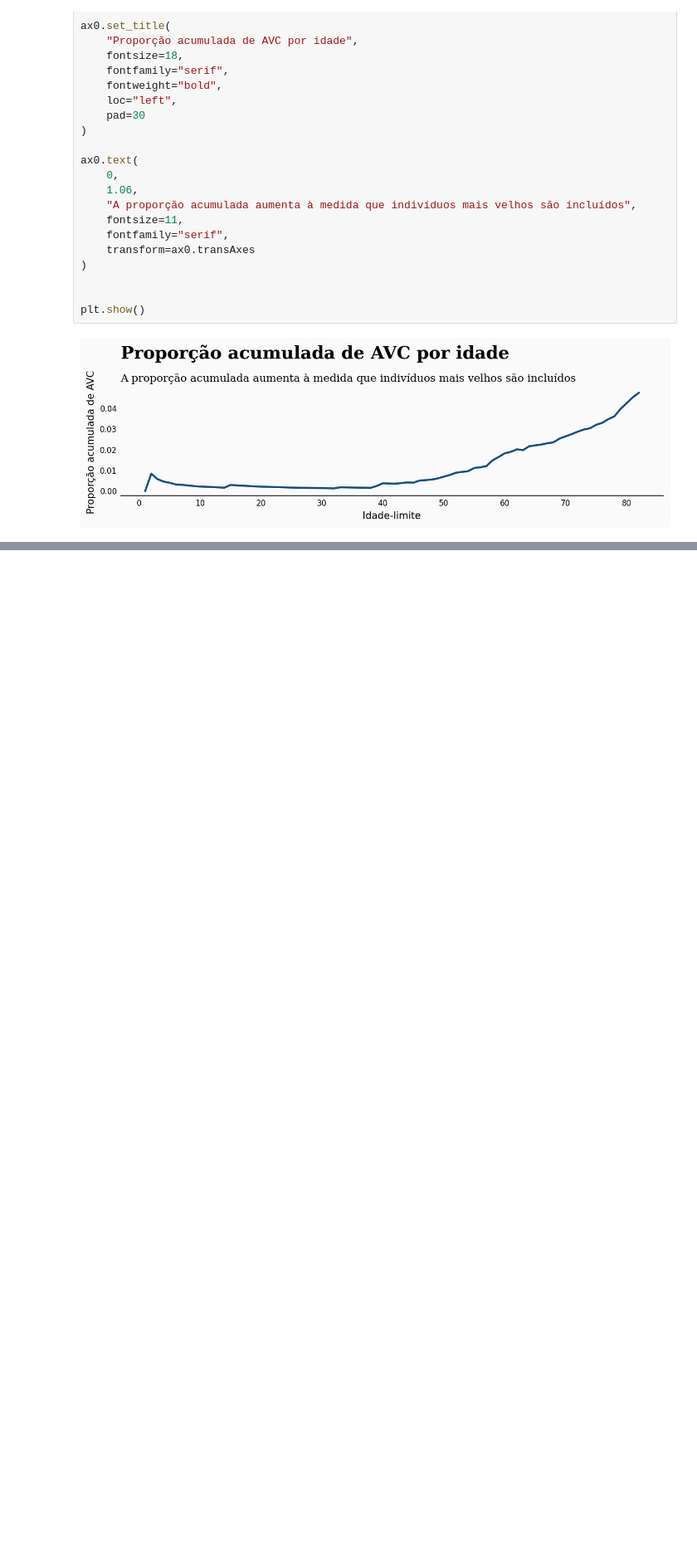
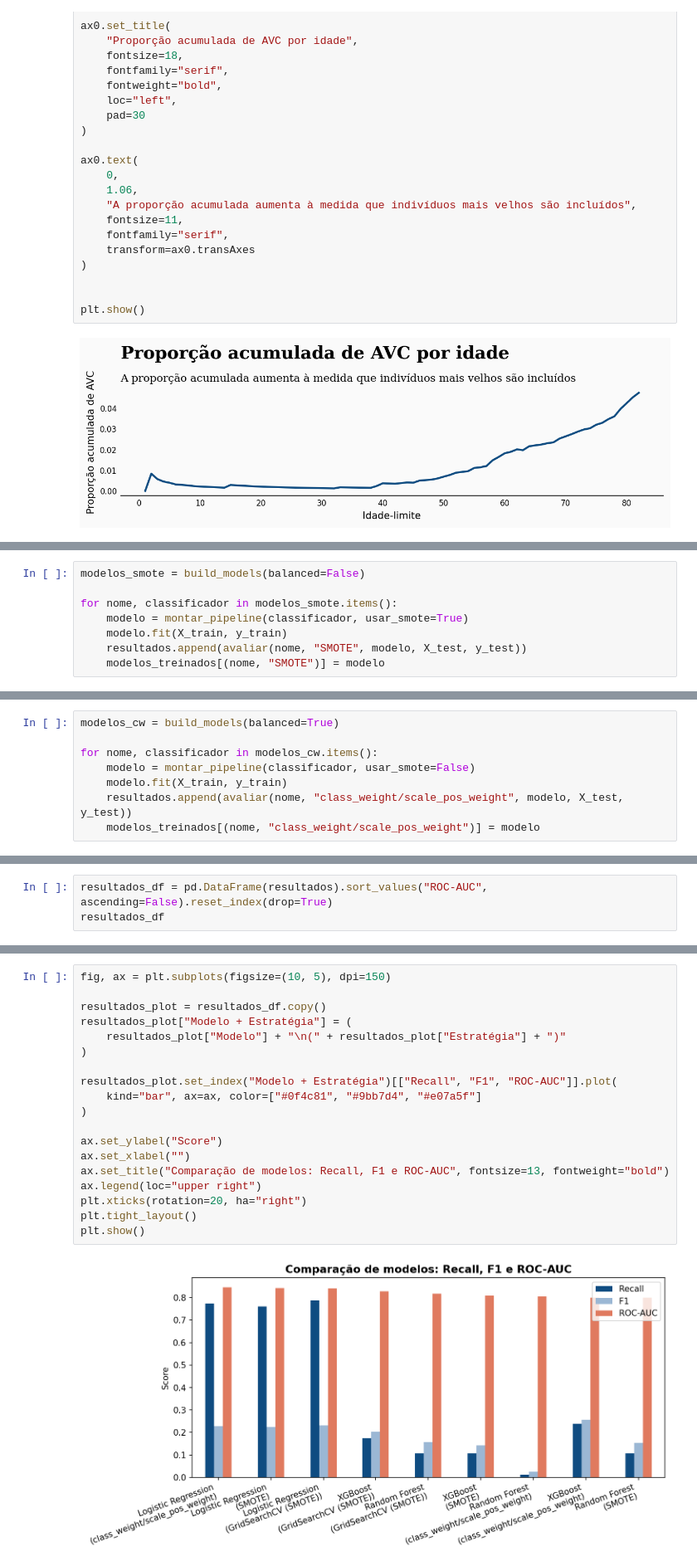
Before and after one commit to Pandolfiz/Stroke-Prediction, a Jupyter notebook: Analise.ipynb, the cells around one changed output, grey strips where cells are left out. Shown at 83% size. Drawn from its saved outputs; the diff is of its cells as text; blank space fills up the shorter version.

```diff
--- a/Analise.ipynb
+++ b/Analise.ipynb
@@ -836,0 +1165,8 @@ Name: proportion, dtype: float64
+# %%
+modelos_smote = build_models(balanced=False)
+
+for nome, classificador in modelos_smote.items():
+    modelo = montar_pipeline(classificador, usar_smote=True)
+    modelo.fit(X_train, y_train)
+    resultados.append(avaliar(nome, "SMOTE", modelo, X_test, y_test))
+    modelos_treinados[(nome, "SMOTE")] = modelo
@@ -836,0 +1182,8 @@ Name: proportion, dtype: float64
+# %%
+modelos_cw = build_models(balanced=True)
+
+for nome, classificador in modelos_cw.items():
+    modelo = montar_pipeline(classificador, usar_smote=False)
+    modelo.fit(X_train, y_train)
+    resultados.append(avaliar(nome, "class_weight/scale_pos_weight", modelo, X_test, y_test))
+    modelos_treinados[(nome, "class_weight/scale_pos_weight")] = modelo
@@ -836,0 +1266,3 @@ Name: proportion, dtype: float64
+# %%
+resultados_df = pd.DataFrame(resultados).sort_values("ROC-AUC", ascending=False).reset_index(drop=True)
+resultados_df
@@ -836,0 +1287,21 @@ Name: proportion, dtype: float64
+# %%
+fig, ax = plt.subplots(figsize=(10, 5), dpi=150)
+
+resultados_plot = resultados_df.copy()
+resultados_plot["Modelo + Estratégia"] = (
+    resultados_plot["Modelo"] + "\n(" + resultados_plot["Estratégia"] + ")"
+)
+
+resultados_plot.set_index("Modelo + Estratégia")[["Recall", "F1", "ROC-AUC"]].plot(
+    kind="bar", ax=ax, color=["#0f4c81", "#9bb7d4", "#e07a5f"]
+)
+
+ax.set_ylabel("Score")
+ax.set_xlabel("")
+ax.set_title("Comparação de modelos: Recall, F1 e ROC-AUC", fontsize=13, fontweight="bold")
+ax.legend(loc="upper right")
+plt.xticks(rotation=20, ha="right")
+plt.tight_layout()
+plt.show()
+# %% [output]
+[figure, added]
```
Also changed, not shown: parts of 98 cells of this notebook, 2 other files.
